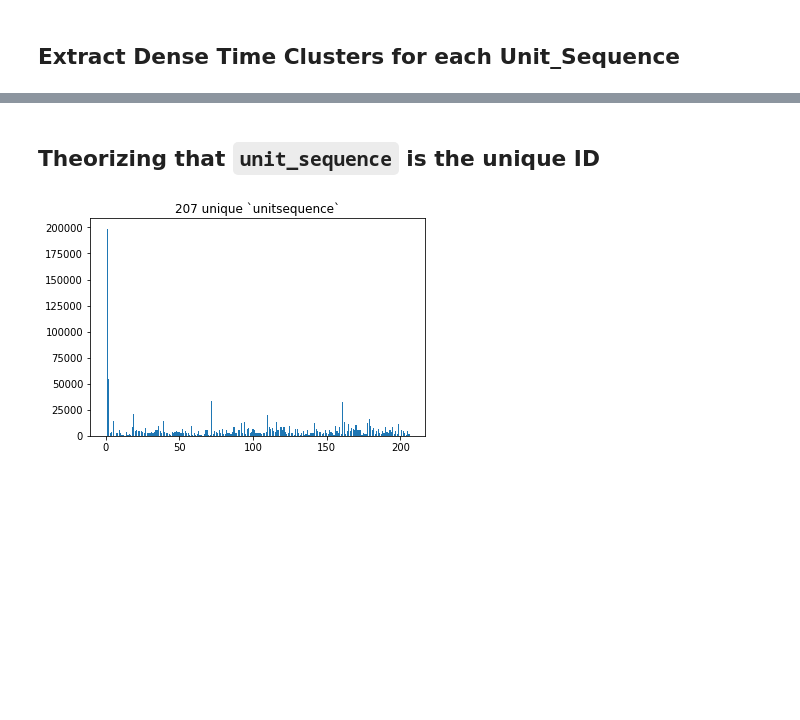
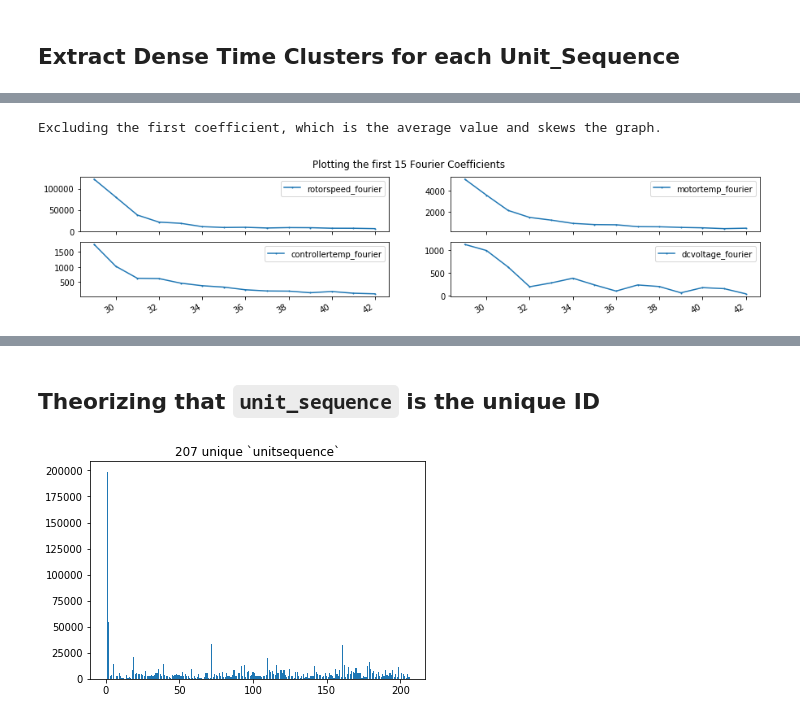
Before and after one commit to jarednielsen/cryopumps, a Jupyter notebook: jared-pump-data.ipynb, the cells around one changed output, grey strips where cells are left out. Saved outputs shown, nothing was run; the diff lists cells and outputs as text; code cells hidden in the pictures; blank space fills up the shorter version.

```diff
--- a/jared-pump-data.ipynb
+++ b/jared-pump-data.ipynb
@@ -96,7 +111,11 @@ def plot_cluster(cluster, title=None):
 
 clusters = get_clusters(-18200)
 print("All the clusters for unit_sequence -18200")
+print("No. Clusters:", len(clusters))
+print("First Cluster")
 for i, cluster in enumerate(clusters):
     plot_cluster(cluster, title="Cluster {}".format(i+1))
+    if i == 0:
+        break
 # %% [output]
 All the clusters for unit_sequence -18200
@@ -124,0 +125,20 @@ x.head()
+# %%
+n_fourier_pts = 15
+col_names = ["rotorspeed", "motortemp", "controllertemp", "dcvoltage"]
+col_names_fourier = [n+"_fourier" for n in col_names]
+
+def plot_fourier(cluster):
+    print("Excluding the first coefficient, which is the average value and skews the graph.")
+    x = np.arange(0, n_fourier_pts)
+    for name in col_names:
+        new_name = name + "_fourier"
+        cluster.loc[:,new_name] = np.abs(scipy.fft(cluster[name]))
+    cluster[1:n_fourier_pts].plot(y=col_names_fourier,
+                                subplots=True, layout=(2,2), marker='o',
+                                color=blue, markersize=1)
+    plt.suptitle("Plotting the first {} Fourier Coefficients".format(n_fourier_pts))
+
+plot_fourier(clusters[0])
+# %% [output]
+Excluding the first coefficient, which is the average value and skews the graph.
+[figure, added]
```
Also changed, not shown: parts of 13 cells of this notebook, 1 other file.
